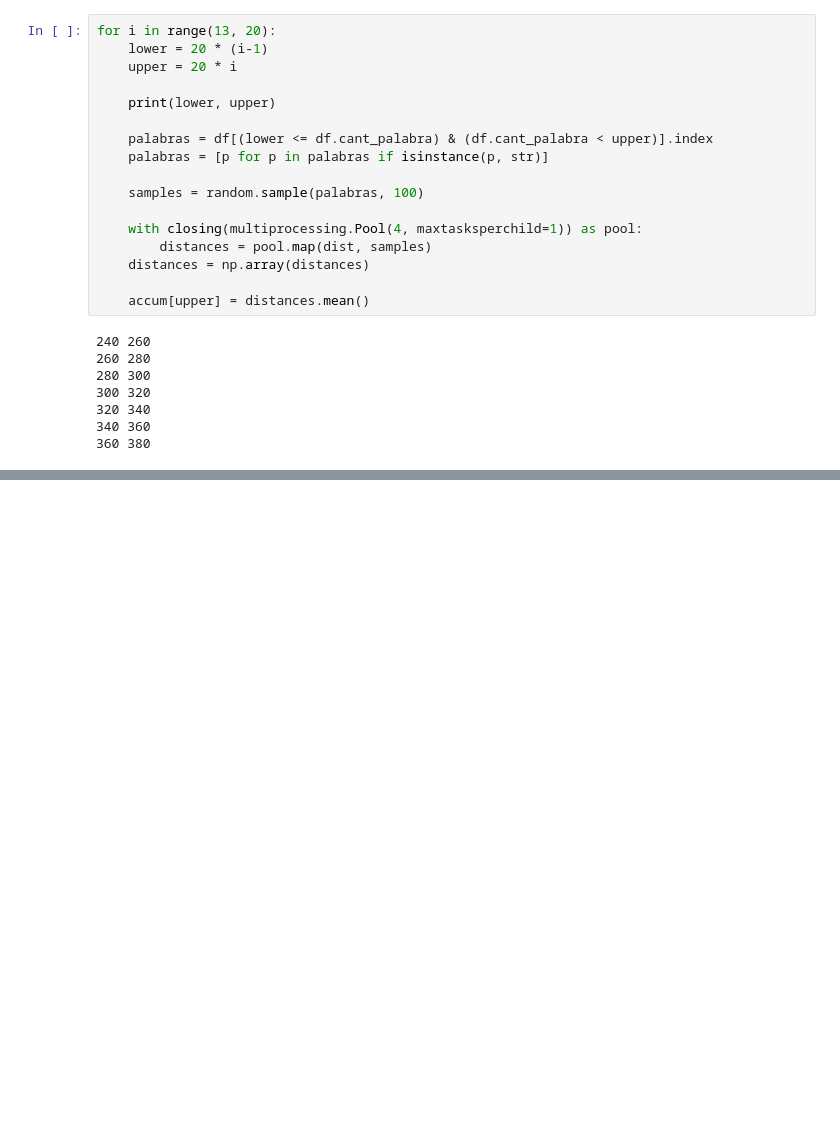
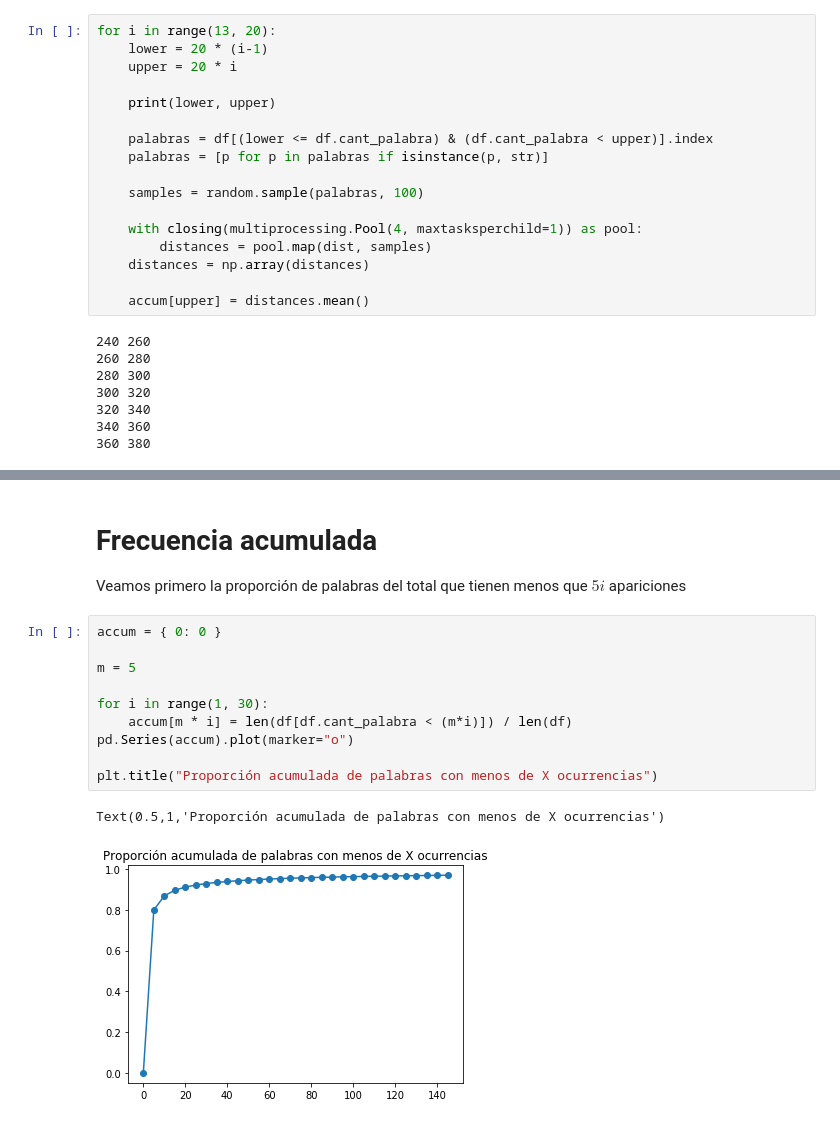
Before and after one commit to finiteautomata/contrastes, a Jupyter notebook: notebooks/constantes_de_filtrado.ipynb, the cells around one changed output, grey strips where cells are left out. Cells and saved outputs as stored; diff of their text form; blank space fills up the shorter version.

Commit message:
Agrego análisis de proporción acumulada.

```diff
--- a/notebooks/constantes_de_filtrado.ipynb
+++ b/notebooks/constantes_de_filtrado.ipynb
@@ -317,0 +379,17 @@ for i in range(13, 20):
+# %% [markdown]
+# Frecuencia acumulada
+
+Veamos primero la proporción de palabras del total que tienen menos que $5i$ apariciones
+# %%
+accum = { 0: 0 }
+
+m = 5
+
+for i in range(1, 30):
+    accum[m * i] = len(df[df.cant_palabra < (m*i)]) / len(df)
+pd.Series(accum).plot(marker="o")
+
+plt.title("Proporción acumulada de palabras con menos de X ocurrencias")
+# %% [output]
+Text(0.5,1,'Proporción acumulada de palabras con menos de X ocurrencias')
+[figure, added]
```
Also changed, not shown: parts of 12 cells of this notebook.
